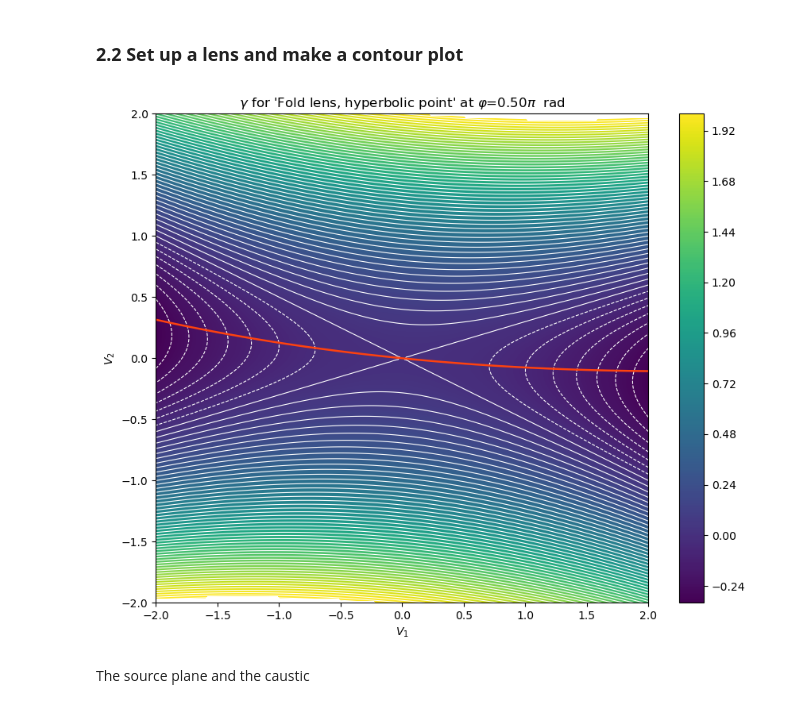
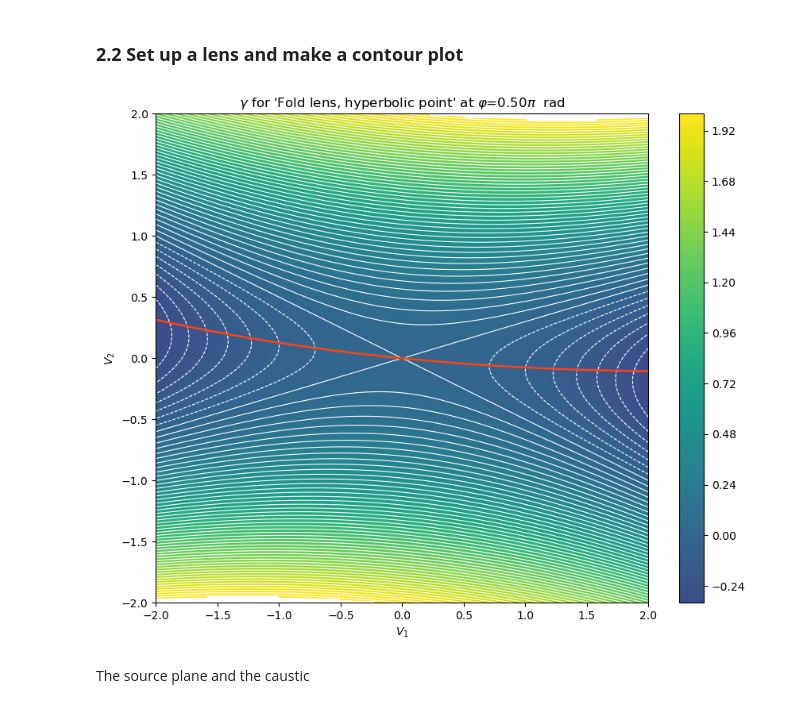
Before and after one commit to chrisharhaw/Optical_Drift_Effects, a Jupyter notebook: notebooks/caustics.ipynb, the cells around one changed output. Drawn from its saved outputs; the diff is of its cells as text; code cells hidden in the pictures.

Commit message:
Color normalization added here

```diff
--- a/notebooks/caustics.ipynb
+++ b/notebooks/caustics.ipynb
@@ -319,7 +319,7 @@ class FoldLens(AbstractLens):
             (self.b * theta2 + self.c * theta1,   self.b * theta1 + self.d * theta2))
 
 
-    def detA_using_A(self, theta1: np.typing.NDArray, theta2: np.typing.NDArray) -> Any:
+    def detA_using_A(self, theta1: np.typing.NDArray | float,  theta2: np.typing.NDArray | float) -> np.typing.NDArray | float:
         return np.linalg.det(self.A(theta1, theta2))
 
 
@@ -353,35 +353,35 @@ lo, hi = (-1., 2.)
 # --- Define the grid of V1 and V2 ---
 V1_range = (-2., 2.)
 N_V1 = 200
 V2_range = (-2., 2.)
 N_V2 = 200
 V1, V2 = np.meshgrid(np.linspace(*V1_range, N_V1), np.linspace(*V2_range, N_V2))
 
 
 # ----------------------------------------------------------------------------------------------------------------------
 #   Make the plot of gamma on the lens plane, with contours of gamma and the critical curve (detA=0) in the same plot.
 # ----------------------------------------------------------------------------------------------------------------------
 
 # --- Compute gamma on the grid ---
 gamma = cl.gamma(phi=phi, theta1=V1, theta2=V2)
 
 clamped_gamma = np.empty_like(gamma)    # clamped to the range [lo, hi]
 for i in range(gamma.shape[0]):
     for j in range(gamma.shape[1]):
         clamped_gamma[i, j] = clamp(gamma[i, j], lo=lo, hi=hi)
 
 # --- Make the plot ---
 fig, ax = plt.subplots(figsize=(10, 8))
-plt.contourf(V1, V2, clamped_gamma, levels=300, cmap=mpl.colormaps.get_cmap('viridis'))
+plt.contourf(V1, V2, clamped_gamma, levels=300, cmap=mpl.colormaps.get_cmap('viridis'), norm=mpl.colors.Normalize(vmin=lo, vmax=hi))
 plt.colorbar()
 plt.contour(V1, V2, gamma, levels=80, colors='white', linewidths=(0.8,))
 critical_contour = plt.contour(V1, V2, cl.detA(V1, V2), levels=np.array([0.]), colors='xkcd:orangered', linewidths=(1.8,))
 ax.set_xlabel(r"$V_1$")
 ax.set_ylabel(r"$V_2$")
 ax.set_title(r"$\gamma$" + f" for '{cl.name}' at " + r"$\varphi$" + f"={phi/(np.pi):.2f}" + r"$\pi$  rad")
 plt.show()
 # %% [output]
-[figure, old version]
+[figure, new version]
 # %% [markdown]
 The source plane and the caustic
 # %%
```
Also changed, not shown: parts of 4 cells of this notebook.
